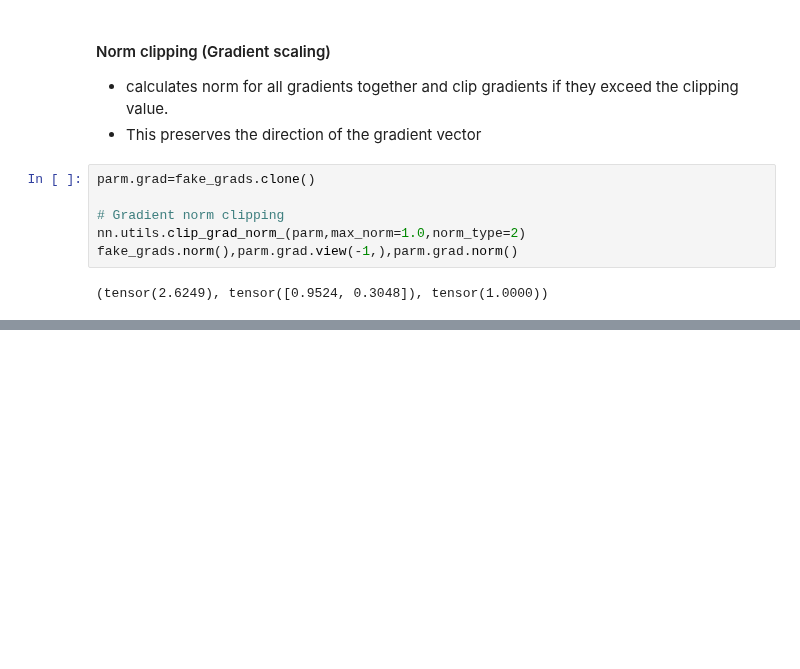
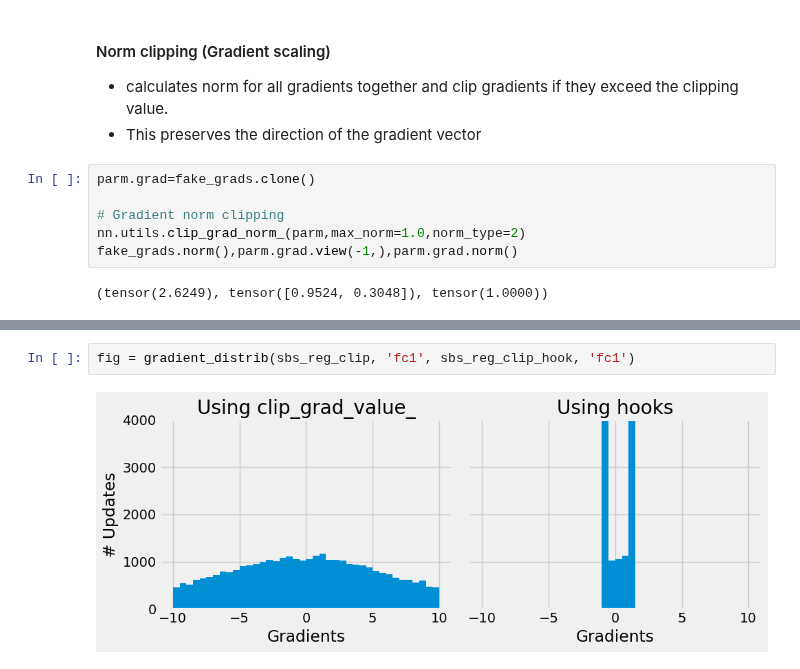
Before and after one commit to Anushkach/Deep-Learning, a Jupyter notebook: Deep Learning with Pytorch/vanishing and exploding gradients.ipynb, the cells around one changed output, grey strips where cells are left out. Saved outputs shown, nothing was run; the diff lists cells and outputs as text; blank space fills up the shorter version.

```diff
--- a/Deep Learning with Pytorch/vanishing and exploding gradients.ipynb
+++ b/Deep Learning with Pytorch/vanishing and exploding gradients.ipynb
@@ -373,0 +428,4 @@ def weights_init(m):
+# %%
+fig = gradient_distrib(sbs_reg_clip, 'fc1', sbs_reg_clip_hook, 'fc1')
+# %% [output]
+[figure, added]
```
Also changed, not shown: parts of 13 cells of this notebook.
